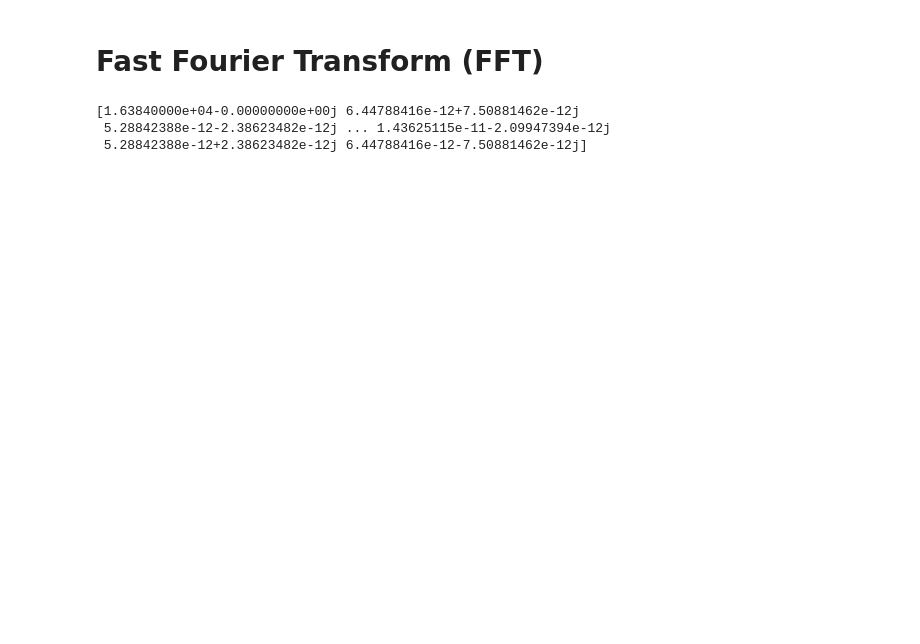
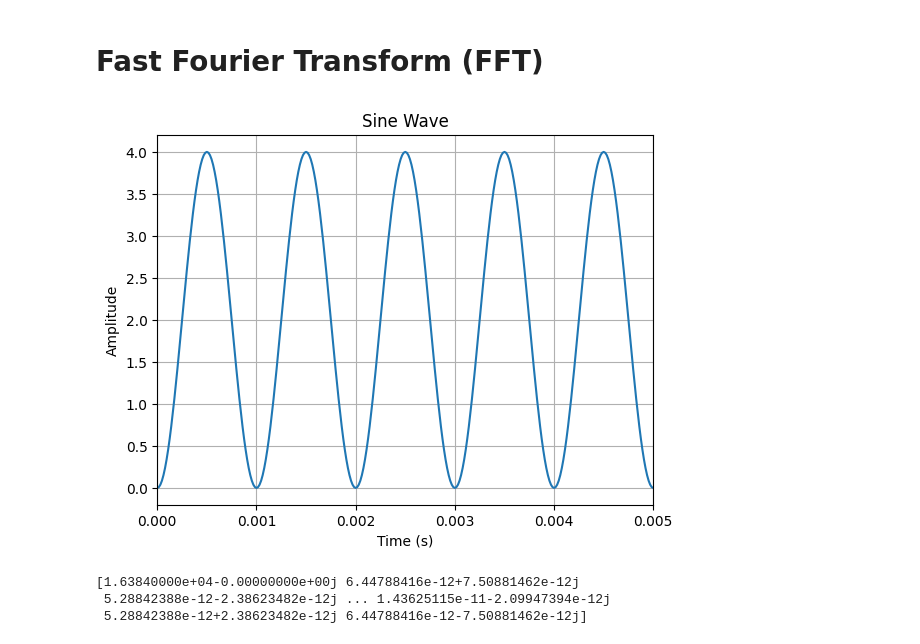
Before and after one commit to ananthapadmanabhan18/Lock_in_Amplifier_with_ExpEyes, a Jupyter notebook: Fourier_testing.ipynb, the cells around one changed output. Saved outputs shown, nothing was run; the diff lists cells and outputs as text; code cells hidden in the pictures; blank space fills up the shorter version.

```diff
--- a/Fourier_testing.ipynb
+++ b/Fourier_testing.ipynb
@@ -15,6 +15,17 @@ time=[]
 for i in range(N_sample):
     sine.append(2*(1-np.cos(2*np.pi*f*i*t_gap*10**-6)))
     time.append(i*t_gap*(10**-6))
+# %%
+import matplotlib.pyplot as plt_spacetime
+plt_spacetime.plot(time,sine)
+plt_spacetime.xlabel('Time (s)')
+plt_spacetime.ylabel('Amplitude')
+plt_spacetime.title('Sine Wave')
+plt_spacetime.grid(True)
+plt_spacetime.xlim(0,0.005)
+plt_spacetime.show()
+# %% [output]
+[figure, added]
 # %%
 freq=fftfreq(N_sample,time[1]-time[0])
 sine_fft=fft(sine)
```
Also changed, not shown: parts of 3 cells of this notebook.
